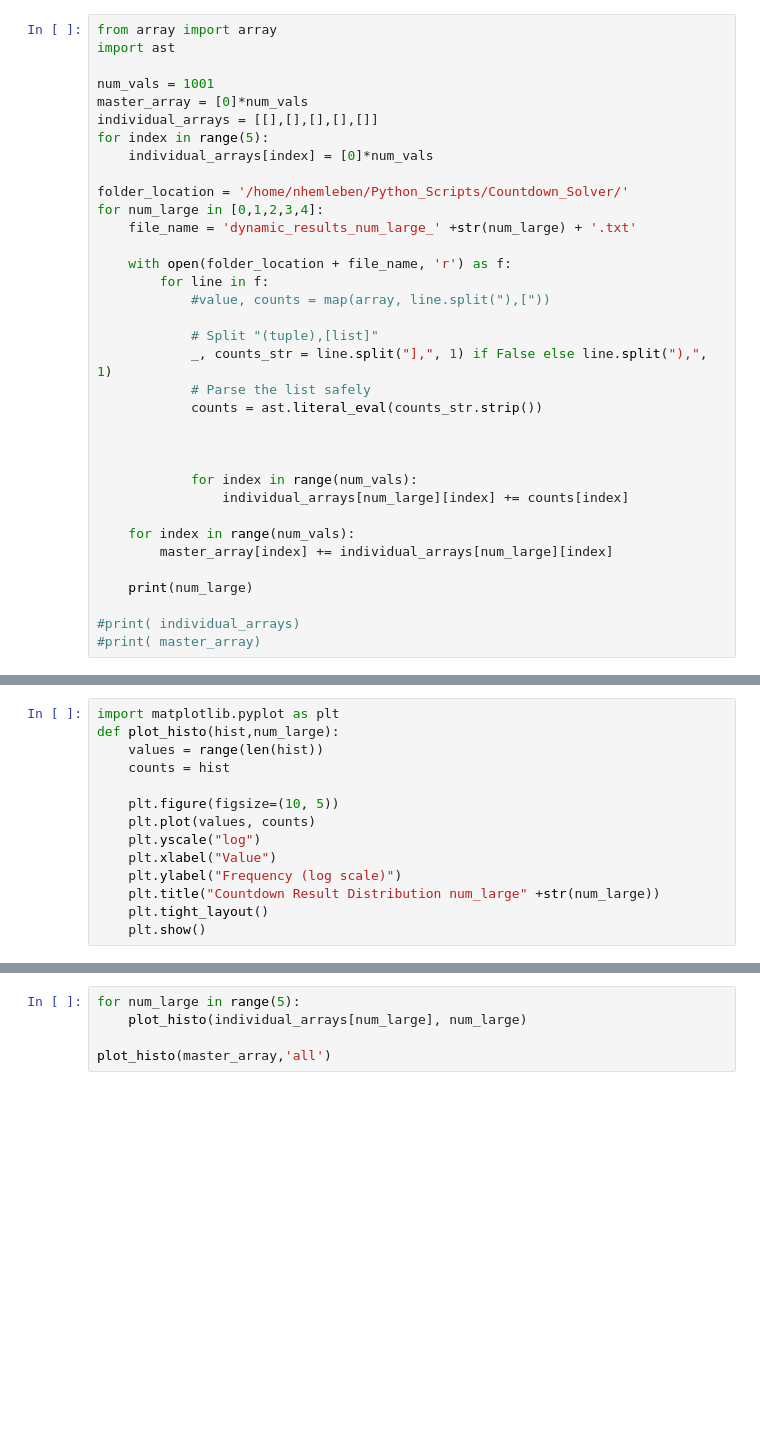
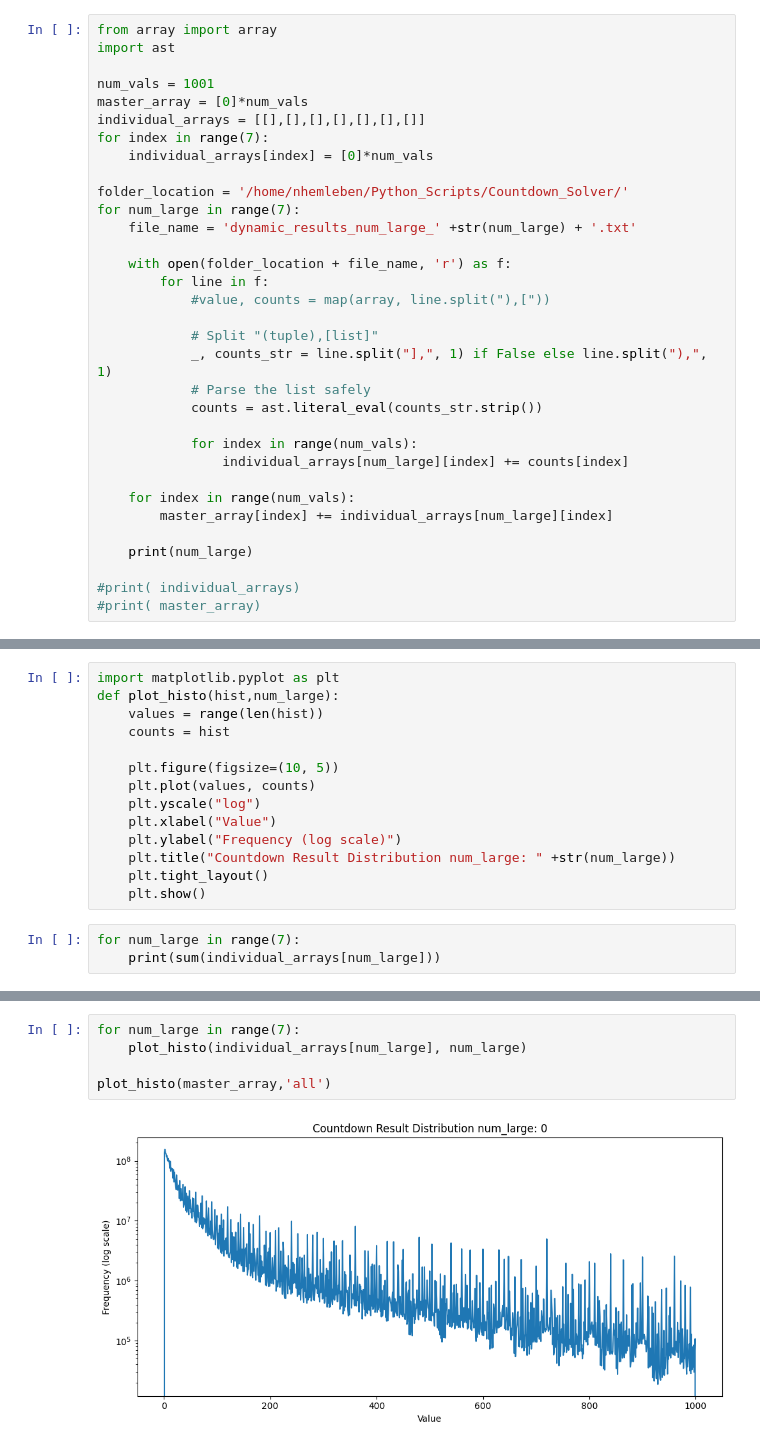
Before and after one commit to nhemleben/Countdown_Solver, a Jupyter notebook: CD_Analysis.ipynb, the cells around one changed output, grey strips where cells are left out. Drawn from its saved outputs; the diff is of its cells as text; blank space fills up the shorter version.

```diff
--- a/CD_Analysis.ipynb
+++ b/CD_Analysis.ipynb
@@ -4,12 +4,12 @@ import ast
 
 num_vals = 1001
 master_array = [0]*num_vals
-individual_arrays = [[],[],[],[],[]]
-for index in range(5):
+individual_arrays = [[],[],[],[],[],[],[]]
+for index in range(7):
     individual_arrays[index] = [0]*num_vals
 
 folder_location = '/home/nhemleben/Python_Scripts/Countdown_Solver/'
-for num_large in [0,1,2,3,4]:
+for num_large in range(7):
     file_name = 'dynamic_results_num_large_' +str(num_large) + '.txt'
 
     with open(folder_location + file_name, 'r') as f:
@@ -21,8 +21,6 @@ for num_large in [0,1,2,3,4]:
             # Parse the list safely
             counts = ast.literal_eval(counts_str.strip())
 
-
-
             for index in range(num_vals):
                 individual_arrays[num_large][index] += counts[index]
 
@@ -49,6 +50,9 @@ def plot_histo(hist,num_large):
     plt.yscale("log")
     plt.xlabel("Value")
     plt.ylabel("Frequency (log scale)")
-    plt.title("Countdown Result Distribution num_large" +str(num_large))
+    plt.title("Countdown Result Distribution num_large: " +str(num_large))
     plt.tight_layout()
     plt.show()
+# %%
+for num_large in range(7):
+    print(sum(individual_arrays[num_large]))
@@ -55,5 +67,7 @@ def plot_histo(hist,num_large):
 # %%
-for num_large in range(5):
+for num_large in range(7):
     plot_histo(individual_arrays[num_large], num_large)
 
 plot_histo(master_array,'all')
+# %% [output]
+[figure, added]
```
Also changed, not shown: parts of 8 cells of this notebook, 2 other files.
